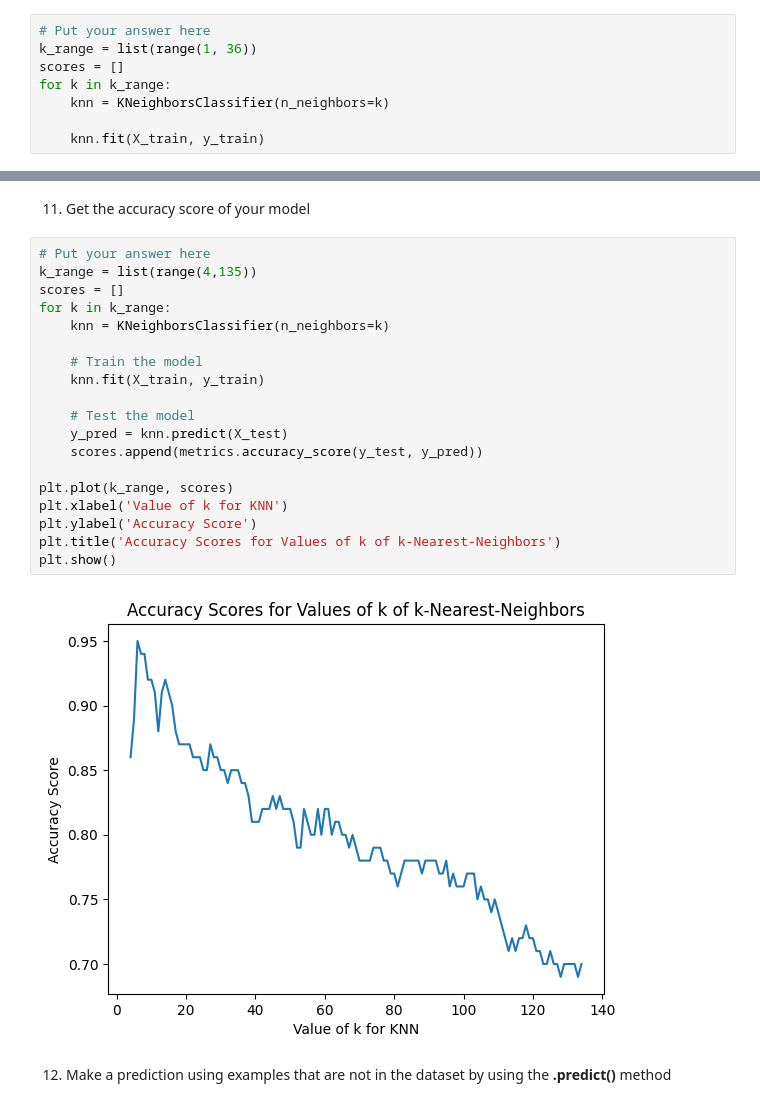
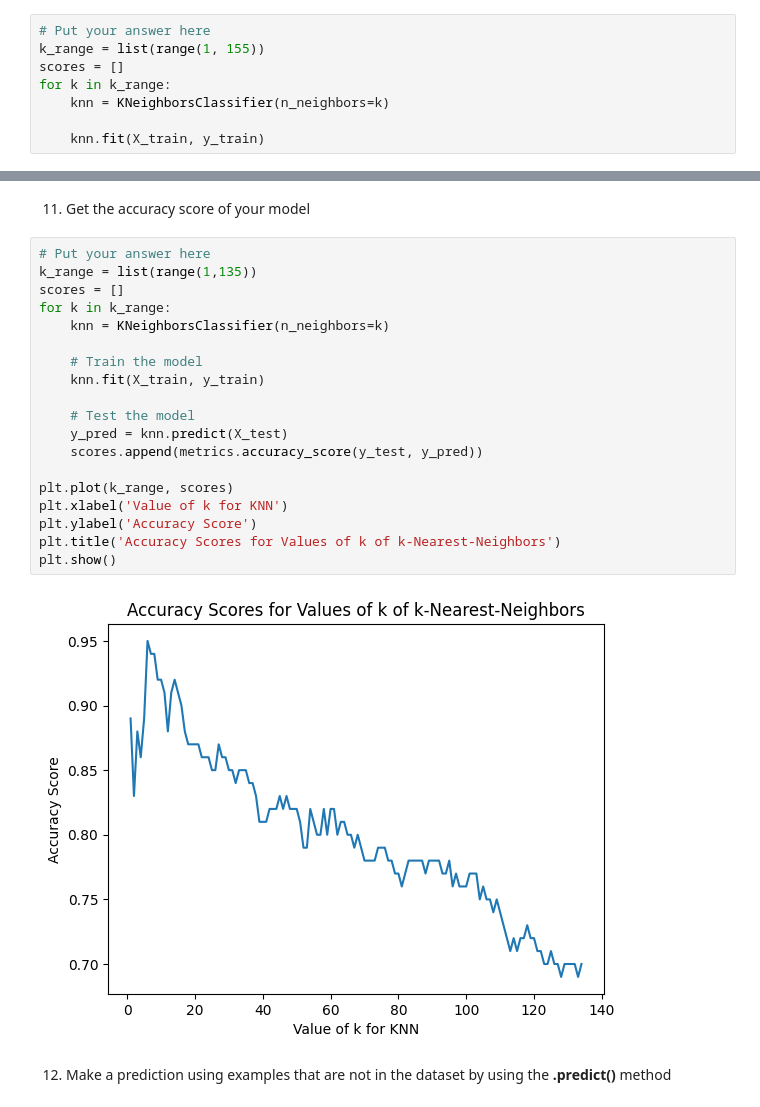
Before and after one commit to synnamon05/CCINSYSL_ASSIGNMENT_COM-DF211, a Jupyter notebook: exercise_2.ipynb, the cells around one changed output, grey strips where cells are left out. Cells and saved outputs as stored; diff of their text form.

```diff
--- a/exercise_2.ipynb
+++ b/exercise_2.ipynb
@@ -133,7 +133,7 @@ print(y_test.shape)
 9. Use the training set to train the model using the **.fit()** method
 # %%
 # Put your answer here
-k_range = list(range(1, 36))
+k_range = list(range(1, 155))
 scores = []
 for k in k_range:
     knn = KNeighborsClassifier(n_neighbors=k)
@@ -148,25 +148,25 @@ y_pred = knn.predict(X_test)
 11. Get the accuracy score of your model
 # %%
 # Put your answer here
-k_range = list(range(4,135))
+k_range = list(range(1,135))
 scores = []
 for k in k_range:
     knn = KNeighborsClassifier(n_neighbors=k)
 
     # Train the model
     knn.fit(X_train, y_train)
 
     # Test the model
     y_pred = knn.predict(X_test)
     scores.append(metrics.accuracy_score(y_test, y_pred))
 
 plt.plot(k_range, scores)
 plt.xlabel('Value of k for KNN')
 plt.ylabel('Accuracy Score')
 plt.title('Accuracy Scores for Values of k of k-Nearest-Neighbors')
 plt.show()
 # %% [output]
-[figure, old version]
+[figure, new version]
 # %% [markdown]
 12. Make a prediction using examples that are not in the dataset by using the **.predict()** method
 # %%
```
